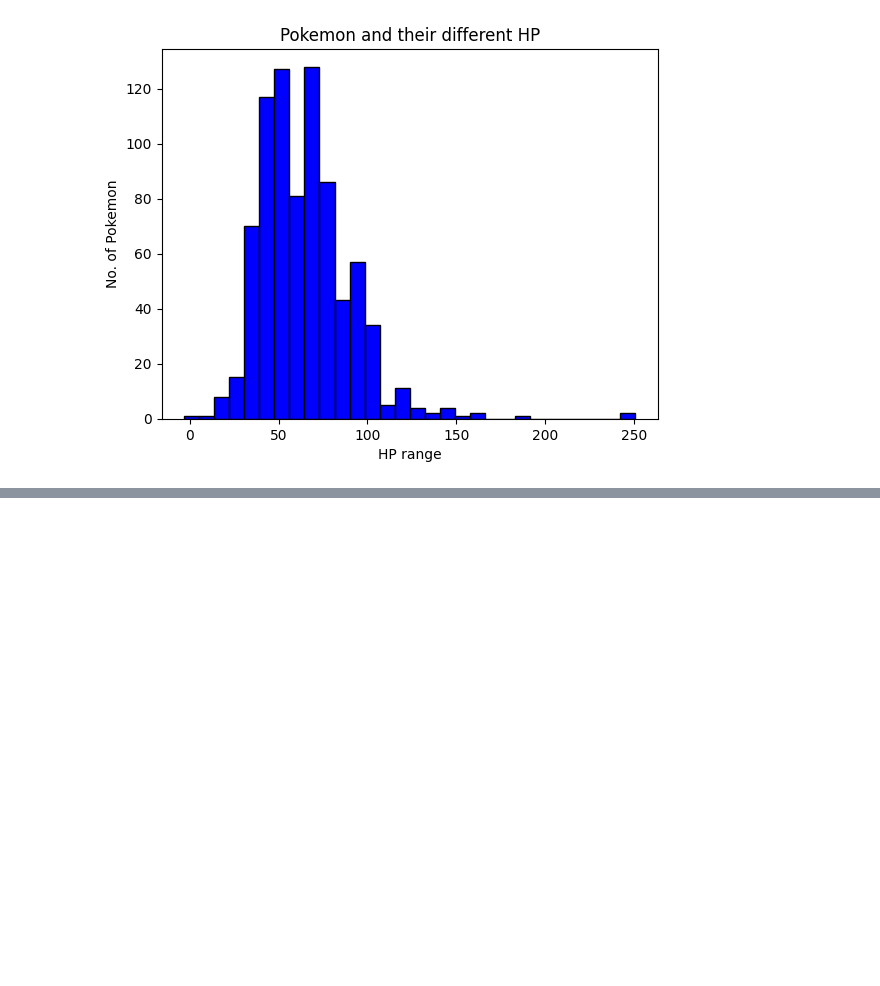
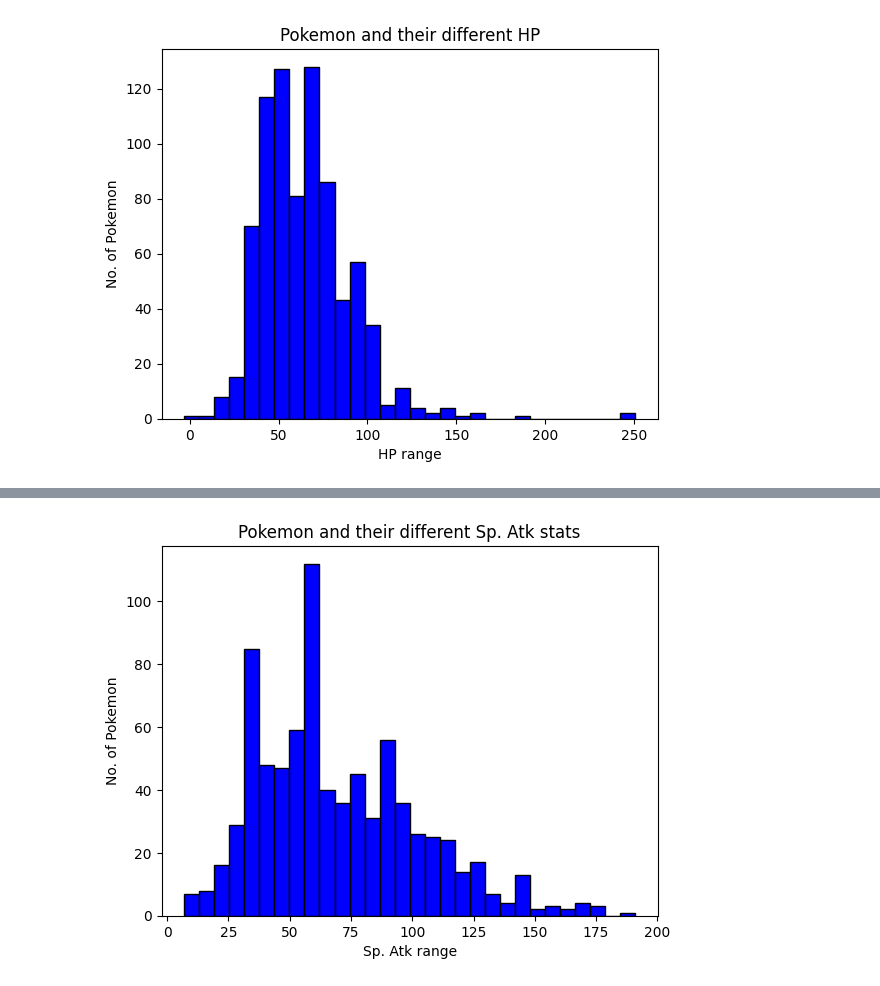
Before and after one commit to Sh1r0Yaksha/Prediction-of-Pokemon-Fights, a Jupyter notebook: notebooks/data_visualisation.ipynb, the cells around one changed output, grey strips where cells are left out. Cells and saved outputs as stored; diff of their text form; code cells hidden in the pictures; blank space fills up the shorter version.

```diff
--- a/notebooks/data_visualisation.ipynb
+++ b/notebooks/data_visualisation.ipynb
@@ -111,0 +142,12 @@ plt.show()
+# %%
+SpAtk = pokemon['Sp. Atk'].to_numpy()
+plt.hist(SpAtk, bins=interval, align='left', color='b', edgecolor='black', linewidth=1)
+
+plt.xlabel("Sp. Atk range")
+plt.ylabel("No. of Pokemon")
+plt.title("Pokemon and their different Sp. Atk stats")
+
+plt.savefig(parent_dir + '/pictures/graphs/Sp_Atk_histogram.jpg')
+plt.show()
+# %% [output]
+[figure, added]
```
Also changed, not shown: parts of 12 cells of this notebook, 5 other files.
